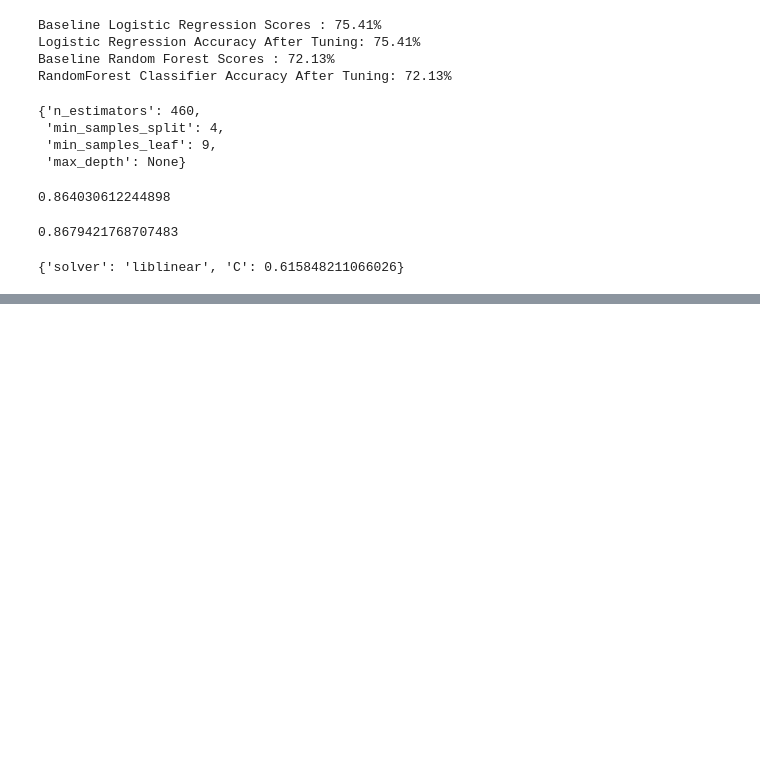
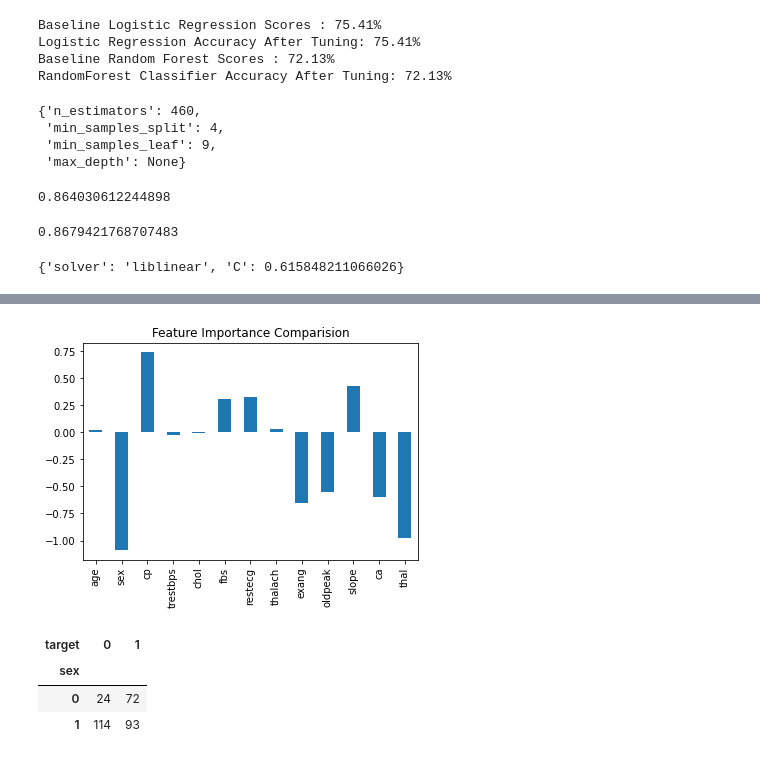
Before and after one commit to SaketMunda/heart-disease-ml-project, a Jupyter notebook: end-to-end-heart-disease-classification.ipynb, the cells around one changed output, grey strips where cells are left out. Cells and saved outputs as stored; diff of their text form; code cells hidden in the pictures; blank space fills up the shorter version.

```diff
--- a/end-to-end-heart-disease-classification.ipynb
+++ b/end-to-end-heart-disease-classification.ipynb
@@ -629,0 +776,5 @@ rs_log.best_params_
+# %%
+clf = LogisticRegression(C=0.30702906297578497,
+                         solver='liblinear')
+
+clf.fit(X_train, y_train)
@@ -629,0 +799,4 @@ rs_log.best_params_
+# %%
+feature_dict = dict(zip(df.columns, list(clf.coef_[0])))
+
+feature_dict
@@ -629,0 +817,14 @@ rs_log.best_params_
+# %%
+# plotting
+
+feature_df = pd.DataFrame(feature_dict, index=[0])
+feature_df.T.plot.bar(title="Feature Importance Comparision", legend=False);
+# %% [output]
+[figure, added]
+# %%
+pd.crosstab(df.sex,df.target)
+# %% [output]
+| target | 0 | 1 |
+| sex |  |  |
+| 0 | 24 | 72 |
+| 1 | 114 | 93 |
```
Also changed, not shown: parts of 22 cells of this notebook.
